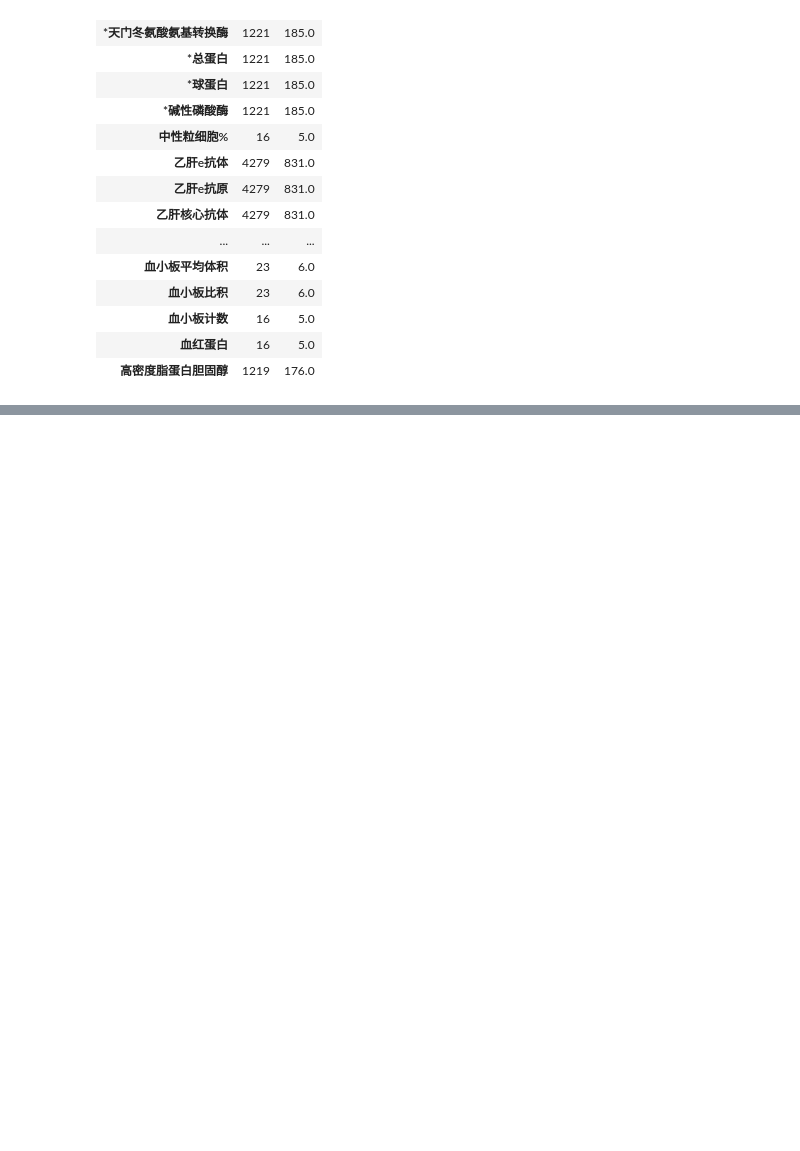
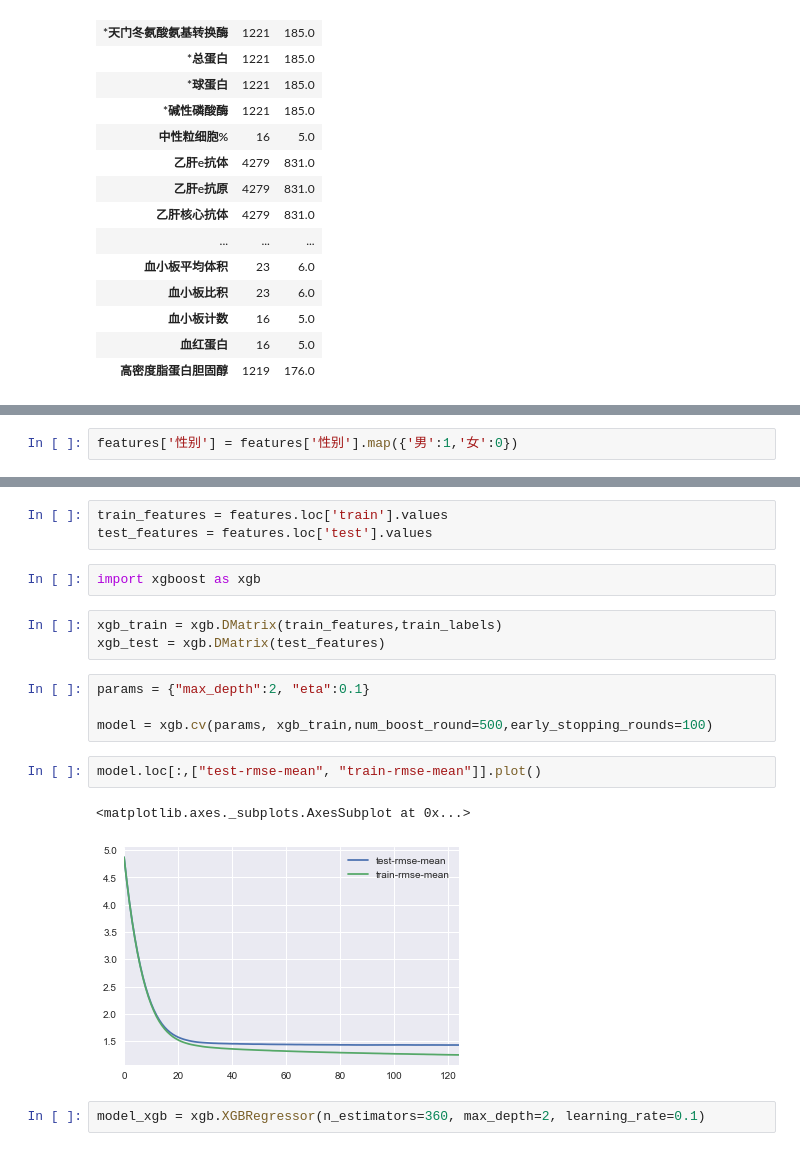
Before and after one commit to zspo/MyKaggleLearning, a Jupyter notebook: TianChi_Medical_Treatment/code/medical_demo.ipynb, the cells around one changed output, grey strips where cells are left out. Cells and saved outputs as stored; diff of their text form; blank space fills up the shorter version.

```diff
--- a/TianChi_Medical_Treatment/code/medical_demo.ipynb
+++ b/TianChi_Medical_Treatment/code/medical_demo.ipynb
@@ -48,0 +149,2 @@ NAs[NAs.sum(axis=1) > 0]
+# %%
+features['性别'] = features['性别'].map({'男':1,'女':0})
@@ -48,0 +161,19 @@ NAs[NAs.sum(axis=1) > 0]
+# %%
+train_features = features.loc['train'].values
+test_features = features.loc['test'].values
+# %%
+import xgboost as xgb
+# %%
+xgb_train = xgb.DMatrix(train_features,train_labels)
+xgb_test = xgb.DMatrix(test_features)
+# %%
+params = {"max_depth":2, "eta":0.1}
+
+model = xgb.cv(params, xgb_train,num_boost_round=500,early_stopping_rounds=100)
+# %%
+model.loc[:,["test-rmse-mean", "train-rmse-mean"]].plot()
+# %% [output]
+<matplotlib.axes._subplots.AxesSubplot at 0x...>
+[figure, added]
+# %%
+model_xgb = xgb.XGBRegressor(n_estimators=360, max_depth=2, learning_rate=0.1)
```
Also changed, not shown: parts of 12 cells of this notebook, 2 other files.
